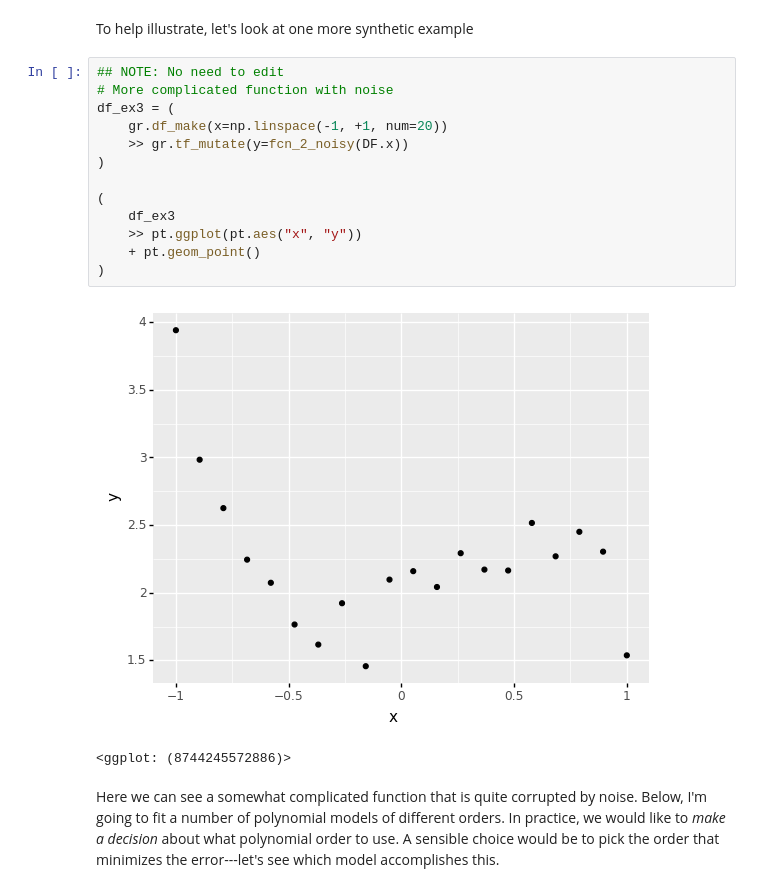
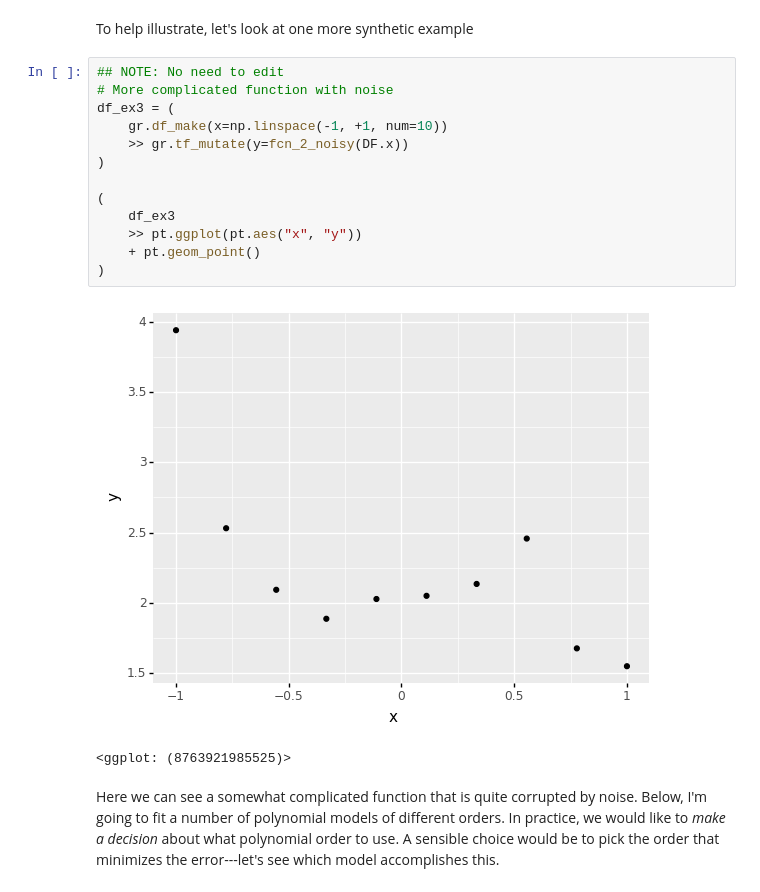
Before and after one commit to zdelrosario/mi101, a Jupyter notebook: _sources/notebooks/05_ml_solution.ipynb, the cells around one changed output. Cells and saved outputs as stored; diff of their text form.

```diff
--- a/_sources/notebooks/05_ml_solution.ipynb
+++ b/_sources/notebooks/05_ml_solution.ipynb
@@ -364,19 +371,19 @@ To help illustrate, let's look at one more synthetic example
 # %%
 ## NOTE: No need to edit
 # More complicated function with noise
 df_ex3 = (
-    gr.df_make(x=np.linspace(-1, +1, num=20))
+    gr.df_make(x=np.linspace(-1, +1, num=10))
     >> gr.tf_mutate(y=fcn_2_noisy(DF.x))
 )
 
 (
     df_ex3
     >> pt.ggplot(pt.aes("x", "y"))
     + pt.geom_point()
 )
 # %% [output]
-[figure, old version]
+[figure, new version]
-<ggplot: (8744245572886)>
+<ggplot: (8763921985525)>
 # %% [markdown]
 Here we can see a somewhat complicated function that is quite corrupted by noise. Below, I'm going to fit a number of polynomial models of different orders. In practice, we would like to _make a decision_ about what polynomial order to use. A sensible choice would be to pick the order that minimizes the error---let's see which model accomplishes this.
 # %%
```
Also changed, not shown: parts of 27 cells of this notebook, 43 other files.
